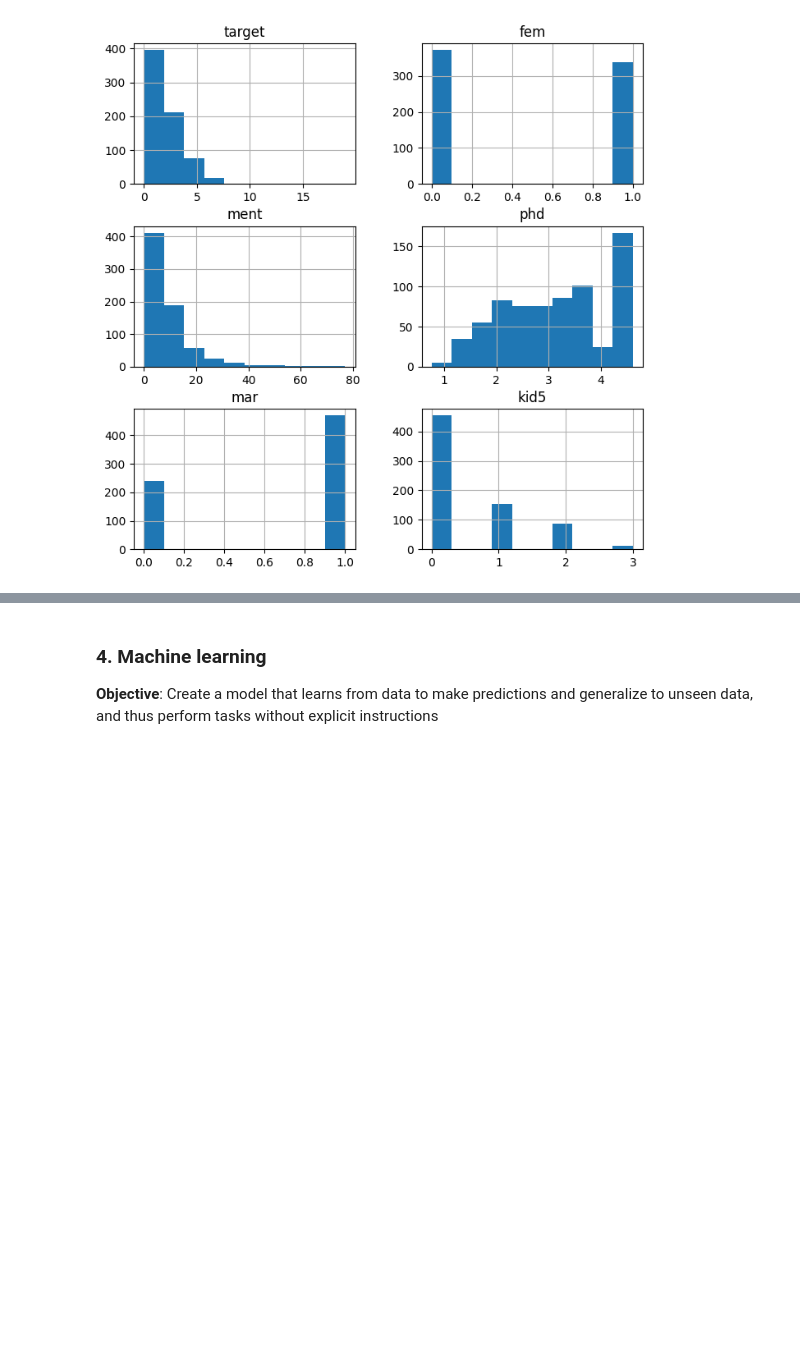
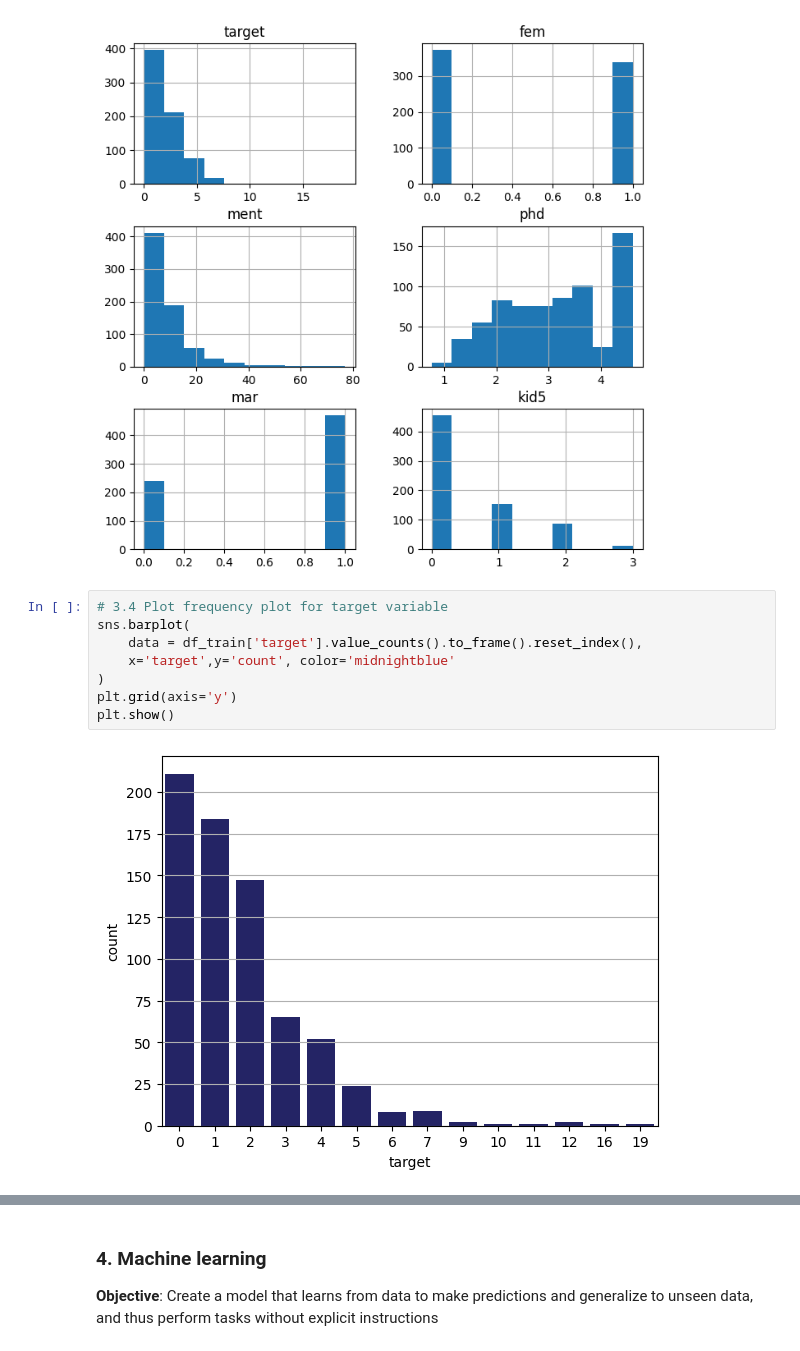
Before and after one commit to alexismenanieves/4Geeks, a Jupyter notebook: notebooks/Articles_Published_Model.ipynb, the cells around one changed output, grey strips where cells are left out. Saved outputs shown, nothing was run; the diff lists cells and outputs as text; blank space fills up the shorter version.

```diff
--- a/notebooks/Articles_Published_Model.ipynb
+++ b/notebooks/Articles_Published_Model.ipynb
@@ -174,4 +174,14 @@ df_train.hist(figsize=(8,8))
 plt.show()
 # %% [output]
 [figure]
+# %%
+# 3.4 Plot frequency plot for target variable
+sns.barplot(
+    data = df_train['target'].value_counts().to_frame().reset_index(),
+    x='target',y='count', color='midnightblue'
+)
+plt.grid(axis='y')
+plt.show()
+# %% [output]
+[figure, added]
 # %%
```
Also changed, not shown: parts of 5 cells of this notebook.
